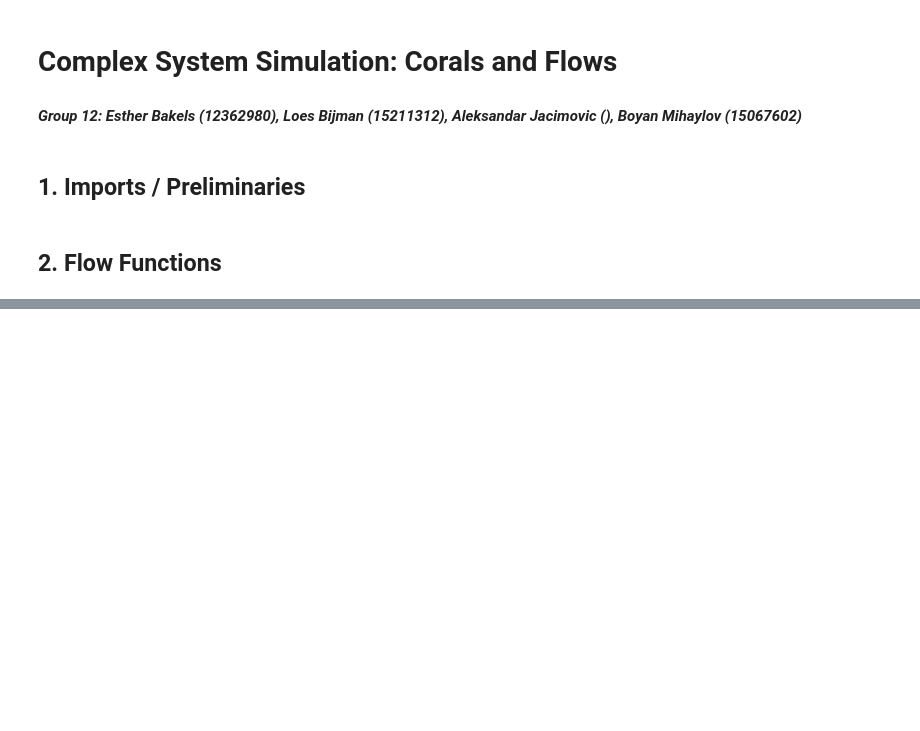
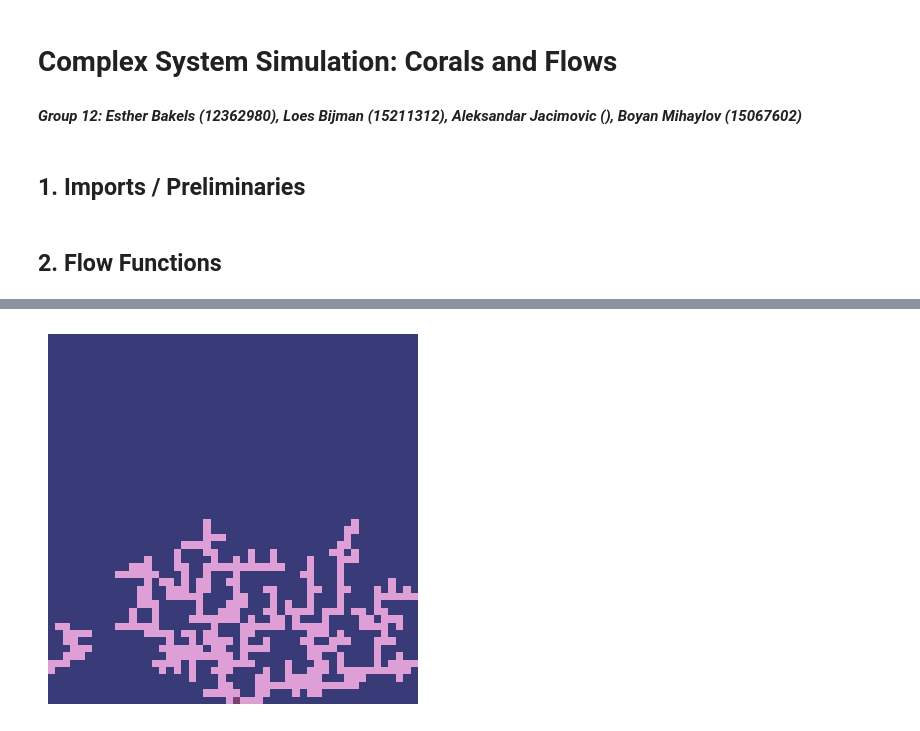
Before and after one commit to mboyan/complex-system-simulation, a Jupyter notebook: Project/Code/ProjectNotebook.ipynb, the cells around one changed output, grey strips where cells are left out. Cells and saved outputs as stored; diff of their text form; code cells hidden in the pictures; blank space fills up the shorter version.

Commit message:
flow and sun

```diff
--- a/Project/Code/ProjectNotebook.ipynb
+++ b/Project/Code/ProjectNotebook.ipynb
@@ -19,17 +21,18 @@ reload(dm)
 # %%
 # Time / space parameters
 size = 50
-steps = 1000
+steps = 700
 gravity = True
 bottom = size - 1
 Moore = False
+sun = 0
 
 # Initialize lattice
 seeds = np.array([(bottom, int(size/2))])
 lattice = dm.init_lattice(size, seeds)
 
 # Initialize particles
-particle_density = 0.1
+particle_density = 0.15
 particles = dm.init_particles(lattice, particle_density, gravity = gravity)
 
 # Arrays for storing time frames
@@ -45,10 +48,11 @@ for step in range(steps):
     particles_frames[step] = dm.particles_to_lattice(current_particles, size)
 
     # Move particles
-    current_particles = dm.move_particles_diffuse(current_particles, current_lattice, moore=Moore, gravity = gravity)
+    current_particles = dm.move_particles_diffuse(current_particles, current_lattice, moore=Moore, flow = [0.5,0])
 
     # Aggregate particles
-    current_lattice, current_particles = dm.aggregate_particles(current_particles, current_lattice, None, moore=Moore)
+    current_lattice, current_particles = dm.aggregate_particles(current_particles, current_lattice, None, moore=Moore, sun = sun)
     # print(f"step {step}: {current_lattice}")
 
-vt.animate_lattice_2D(particles_frames, interval=10)
+vt.animate_lattice_2D((lattice_frames*5 + particles_frames)/6, interval=10)
+# %% [output]
@@ -54,0 +60 @@ vt.animate_lattice_2D(particles_frames, interval=10)
+[figure, added]
```
Also changed, not shown: parts of 2 cells of this notebook, 2 other files.
